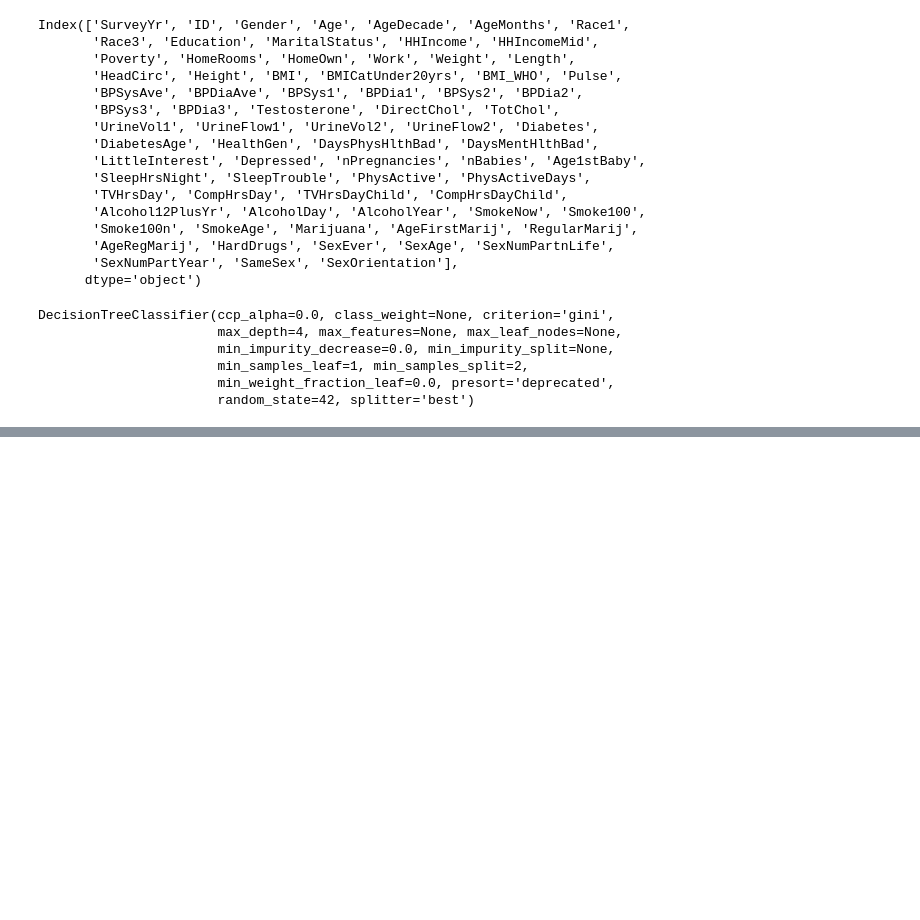
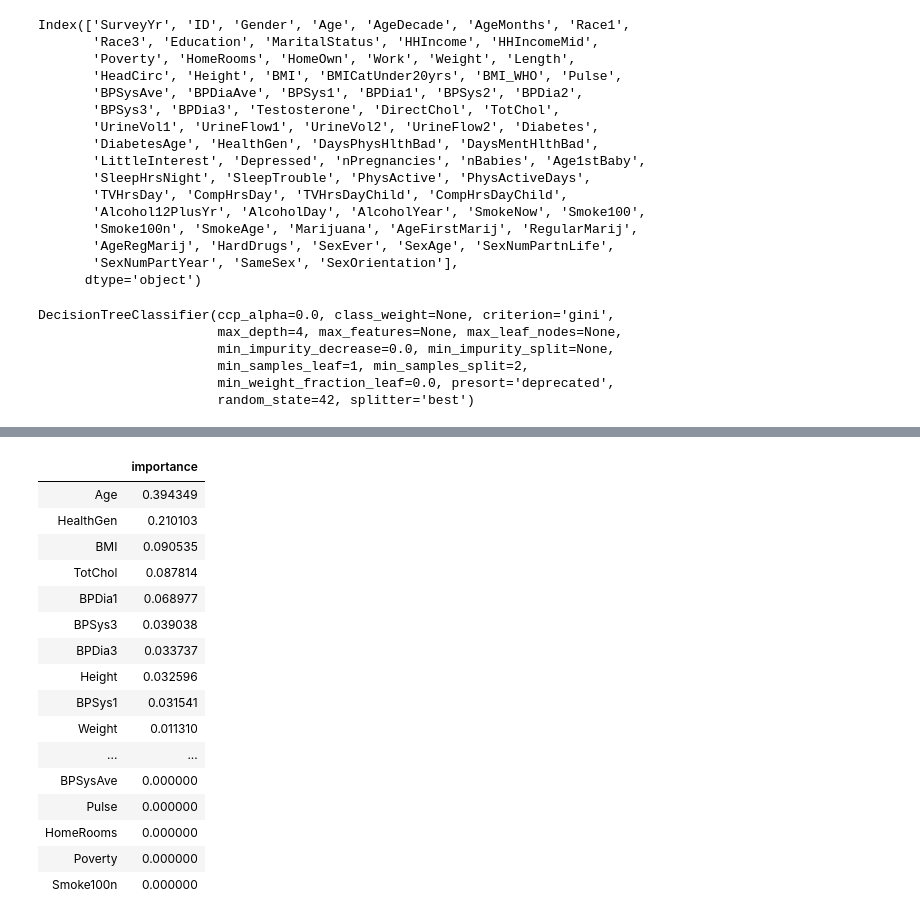
Before and after one commit to beddoed2/QNT755-Project, a Jupyter notebook: QNT755 Project.ipynb, the cells around one changed output, grey strips where cells are left out. Cells and saved outputs as stored; diff of their text form; code cells hidden in the pictures; blank space fills up the shorter version.

```diff
--- a/QNT755 Project.ipynb
+++ b/QNT755 Project.ipynb
@@ -754,0 +809,22 @@ Image(graph.create_png())
+# %%
+feature_importances = pd.DataFrame(dtree.feature_importances_, index = X_train.columns,
+                                    columns=['importance'])
+feature_importances.sort_values(by = 'importance', ascending=False)
+# %% [output]
+|  | importance |
+| Age | 0.394349 |
+| HealthGen | 0.210103 |
+| BMI | 0.090535 |
+| TotChol | 0.087814 |
+| BPDia1 | 0.068977 |
+| BPSys3 | 0.039038 |
+| BPDia3 | 0.033737 |
+| Height | 0.032596 |
+| BPSys1 | 0.031541 |
+| Weight | 0.011310 |
+| ... | ... |
+| BPSysAve | 0.000000 |
+| Pulse | 0.000000 |
+| HomeRooms | 0.000000 |
+| Poverty | 0.000000 |
+| Smoke100n | 0.000000 |
```
Also changed, not shown: parts of 12 cells of this notebook.
